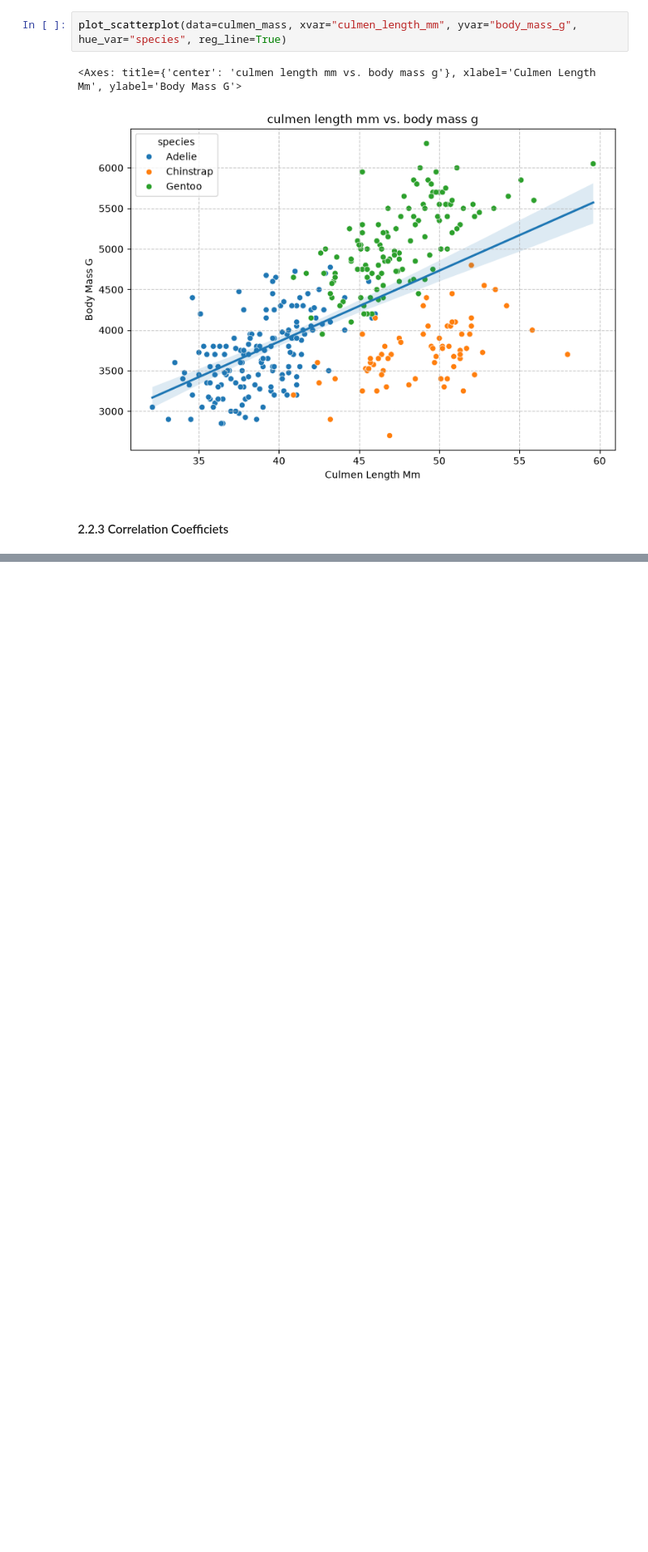
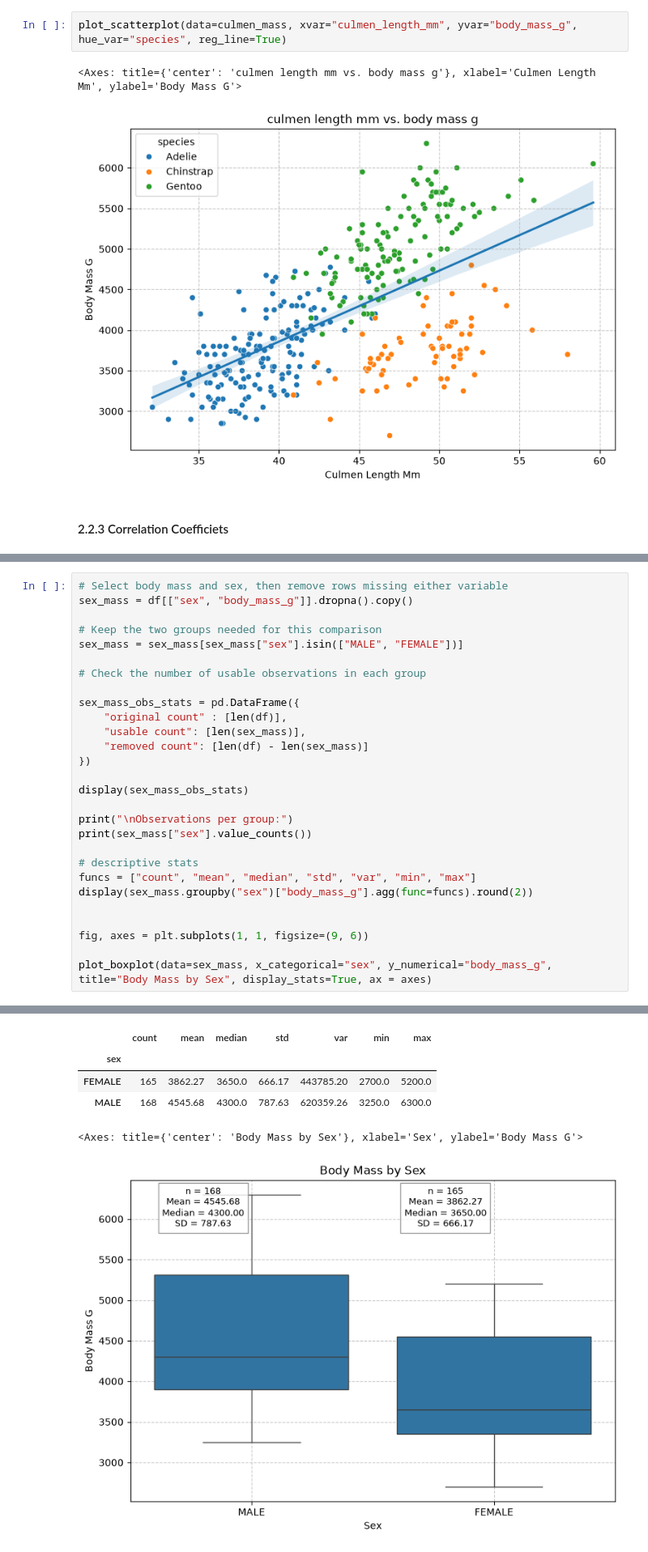
Before and after one commit to m-abdelkawy/data-analysis-msc, a Jupyter notebook: courses/ana500_foundations-of-data-analytics/projects/data_project/python/data_project_part2.ipynb, the cells around one changed output, grey strips where cells are left out. Shown at 81% size. Cells and saved outputs as stored; diff of their text form; blank space fills up the shorter version.

```diff
--- a/courses/ana500_foundations-of-data-analytics/projects/data_project/python/data_project_part2.ipynb
+++ b/courses/ana500_foundations-of-data-analytics/projects/data_project/python/data_project_part2.ipynb
@@ -501,0 +569,29 @@ The correlation shows association and does not establish causation.
+# %%
+# Select body mass and sex, then remove rows missing either variable
+sex_mass = df[["sex", "body_mass_g"]].dropna().copy()
+
+# Keep the two groups needed for this comparison
+sex_mass = sex_mass[sex_mass["sex"].isin(["MALE", "FEMALE"])]
+
+# Check the number of usable observations in each group
+
+sex_mass_obs_stats = pd.DataFrame({
+    "original count" : [len(df)],
+    "usable count": [len(sex_mass)],
+    "removed count": [len(df) - len(sex_mass)]
+})
+
+display(sex_mass_obs_stats)
+
+print("\nObservations per group:")
+print(sex_mass["sex"].value_counts())
+
+# descriptive stats
+funcs = ["count", "mean", "median", "std", "var", "min", "max"]
+display(sex_mass.groupby("sex")["body_mass_g"].agg(func=funcs).round(2))
+
+
+fig, axes = plt.subplots(1, 1, figsize=(9, 6))
+
+plot_boxplot(data=sex_mass, x_categorical="sex", y_numerical="body_mass_g", title="Body Mass by Sex", display_stats=True, ax = axes)
+# %% [output]
@@ -501,0 +605,6 @@ The correlation shows association and does not establish causation.
+|  | count | mean | median | std | var | min | max |
+| sex |  |  |  |  |  |  |  |
+| FEMALE | 165 | 3862.27 | 3650.0 | 666.17 | 443785.20 | 2700.0 | 5200.0 |
+| MALE | 168 | 4545.68 | 4300.0 | 787.63 | 620359.26 | 3250.0 | 6300.0 |
+<Axes: title={'center': 'Body Mass by Sex'}, xlabel='Sex', ylabel='Body Mass G'>
+[figure, added]
```
Also changed, not shown: parts of 19 cells of this notebook, 4 other files.
